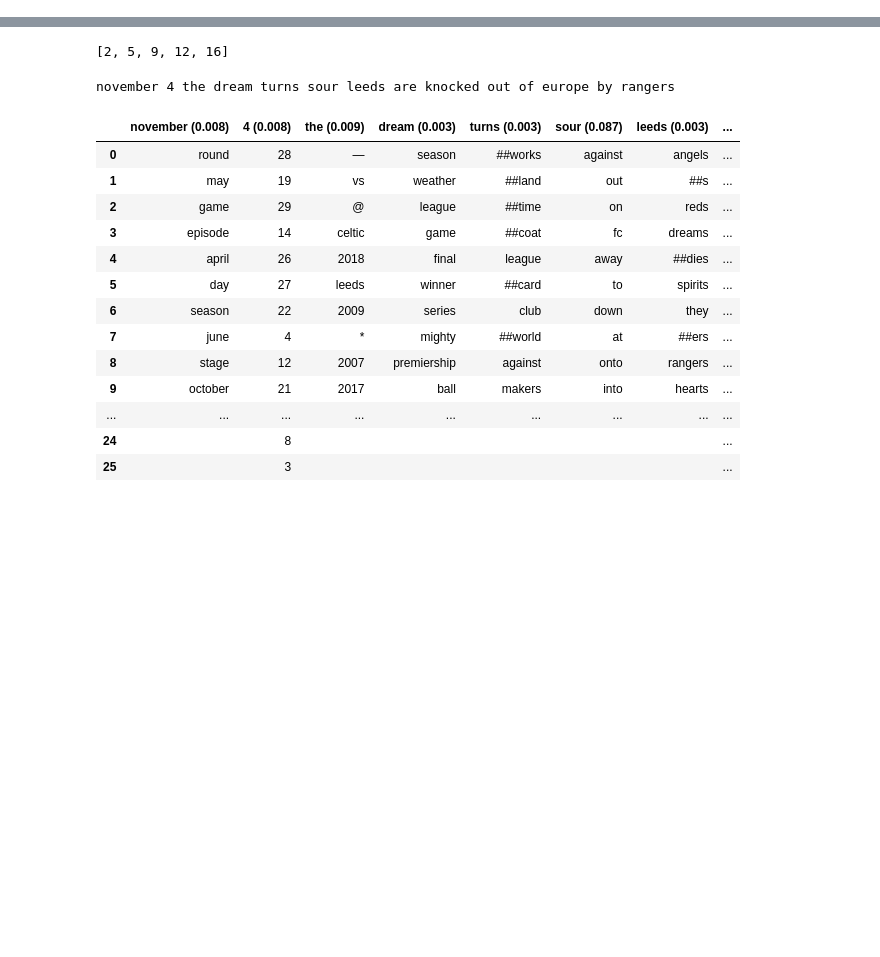
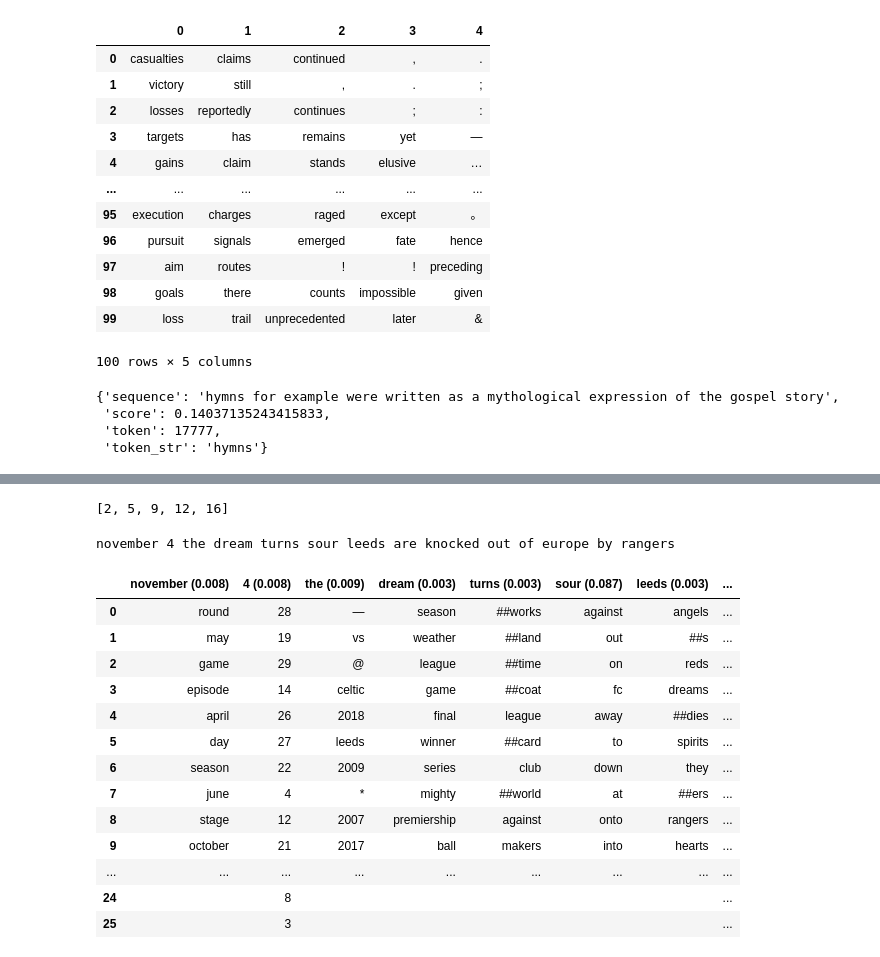
Before and after one commit to Gianni-G/semiolog, a Jupyter notebook: test.ipynb, the cells around one changed output, grey strips where cells are left out. Saved outputs shown, nothing was run; the diff lists cells and outputs as text; code cells hidden in the pictures; blank space fills up the shorter version.

```diff
--- a/test.ipynb
+++ b/test.ipynb
@@ -49,0 +93,36 @@ houses are no longer the gold plated investment they have been since the war
+# %%
+# Integrate reconstruction of segmentation of tree out of UD
+doc = semiotic.ud(test_sent)
+ud_segs = []
+doc_idx = {token:(token.idx-i,token.idx-i+len(token)) for i,token in enumerate(doc)}
+
+ud_segs = []
+ud_segs_dict = []
+for token_doc in doc:
+    subtrees = []
+    subtrees_control = []
+    for token in token_doc.subtree:
+        subtrees_control.append(doc_idx[token])
+        for i in doc_idx[token]:
+            subtrees.append(i)
+    contuiguous_breaks = [l for l,r in slg.util_g
+    .subsequences(subtrees,2) if l==r]
+    real_breaks = [b for b in subtrees if b not in contuiguous_breaks]
+    real_intervals = sorted([(real_breaks[2*i],real_breaks[2*i+1]) for i in range(int(len(real_breaks)/2))])
+    final_subtrees = [(test.chain.norm[l:r],(l,r)) for l,r in real_intervals]
+    for subtree_f in final_subtrees:
+        ud_segs.append(subtree_f)
+        ud_segs.append(subtree_f)
+        ud_segs_dict.append((token_doc,subtree_f))
+ud_words = [(str(l),i) for l,i in doc_idx.items()]
+ud_segs_dict_bla = dict(ud_segs_dict)
+
+ud_tree = [(ud_segs_dict_bla[token.head],ud_segs_dict_bla[token]) for token in doc if ud_segs_dict_bla[token]!= ud_segs_dict_bla[token.head]]
+head_edges = [(node,(token.text,doc_idx[token])) for token,node in ud_segs_dict if token.text!=node[0]]
+heads = [r for l,r in head_edges]
+ud_tree+=head_edges
+ud_tree_edges = sorted(ud_tree, key=lambda x: x[0][1][0])
+ud_tree_nodes = set(slg.util_g.flatten(ud_tree_edges))
+
+print(phrases_nodes)
+phrases_nodes.intersection(ud_tree_nodes)
@@ -50,3 +156,32 @@ houses are no longer the gold plated investment they have been since the war
+# %%
+HO_types = []
+phrases_strings = [" ".join([" ".join(phrases[j].keys()) if j!=i else "[MASK]" for j in range(len(phrases))]) for i in range(len(phrases))]
+for sent in phrases_strings:
+
+    HO_types.append([i["token_str"] for i in semiotic.unmasker(sent)])
+
+slg.util_g.df(HO_types)
+# %% [output]
+|  | 0 | 1 | 2 | 3 | 4 |
+| 0 | casualties | claims | continued | , | . |
+| 1 | victory | still | , | . | ; |
+| 2 | losses | reportedly | continues | ; | : |
+| 3 | targets | has | remains | yet | — |
+| 4 | gains | claim | stands | elusive | … |
+| ... | ... | ... | ... | ... | ... |
+| 95 | execution | charges | raged | except | 。 |
+| 96 | pursuit | signals | emerged | fate | hence |
+| 97 | aim | routes | ! | ! | preceding |
+| 98 | goals | there | counts | impossible | given |
+| 99 | loss | trail | unprecedented | later | & |
+100 rows × 5 columns
+# %%
+semiotic.unmasker(sent)[0][]
+# %% [output]
+{'sequence': 'hymns for example were written as a mythological expression of the gospel story',
+ 'score': 0.14037135243415833,
+ 'token': 17777,
+ 'token_str': 'hymns'}
 # %%
 slg.util_g.scatter_plot([
     [p.func_score_s  for p in test.paradigm],
```
Also changed, not shown: parts of 10 cells of this notebook, 2 other files.
